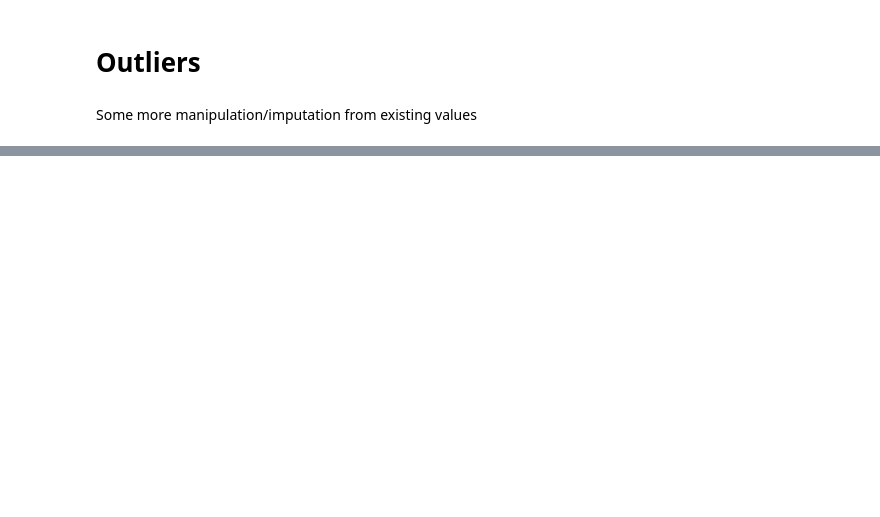
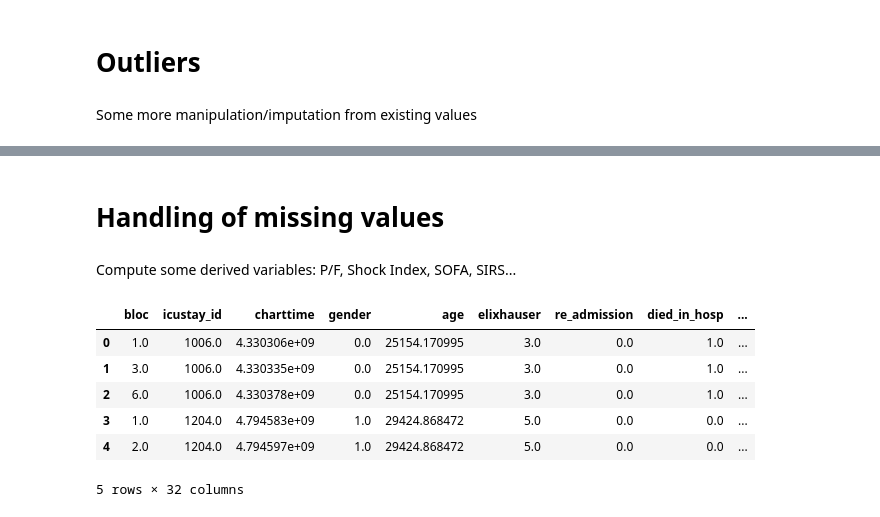
Before and after one commit to faaizT/AI_Clinician, a Jupyter notebook: AIClinician_sepsis3_def.ipynb, the cells around one changed output, grey strips where cells are left out. Drawn from its saved outputs; the diff is of its cells as text; code cells hidden in the pictures; blank space fills up the shorter version.

```diff
--- a/AIClinician_sepsis3_def.ipynb
+++ b/AIClinician_sepsis3_def.ipynb
@@ -349,0 +513,45 @@ KeyError: '13'
+# %%
+for col in reformat2:
+    miss = reformat2[col].isnull().sum() / len(reformat2)
+    if miss > 0.7:
+        reformat2.drop(columns=col, inplace = True)
+
+reformat2.sort_values(by=['icustay_id', 'bloc'], inplace=True)
+# %% [markdown]
+# Handling of missing values
+# %%
+reformat3 = reformat2
+attribute_cols = ['bloc', 'icustay_id', 'charttime', 'gender', 'age', 'elixhauser', 're_admission', 'died_in_hosp', 'died_within_48h_of_out_time', 'mortality_90d', 'delay_end_of_record_and_discharge_or_death', 'extubated', 'mechvent']
+for col in reformat2:
+    if col not in attribute_cols:
+        miss = reformat2[col].isnull().sum()/len(reformat2)
+        if miss > 0 and miss <= 0.05:
+            reformat3[col] = reformat3[col].interpolate(method='linear').fillna(0)
+# %%
+# KNN Imputation - Done on chunks of 10K records
+from sklearn.impute import KNNImputer
+imputer = KNNImputer(n_neighbors=1)
+
+value_cols = set(reformat3.columns) - set(attribute_cols)
+ref_values = reformat3[value_cols].copy()
+ind = 0
+while(ind < len(ref_values)):
+    ref_values.loc[ind:ind+10000, value_cols] = imputer.fit_transform(ref_values.loc[ind:ind+10000, value_cols])
+    ind = ind + 10000
+
+reformat4 = pd.concat(axis = 1, objs = [reformat3[attribute_cols], ref_values])
+# %% [markdown]
+Compute some derived variables: P/F, Shock Index, SOFA, SIRS...
+# %%
+# Correct gender
+reformat4['gender'] = reformat4['gender']-1
+# %%
+reformat4.head()
+# %% [output]
+|  | bloc | icustay_id | charttime | gender | age | elixhauser | re_admission | died_in_hosp | ... |
+| 0 | 1.0 | 1006.0 | 4.330306e+09 | 0.0 | 25154.170995 | 3.0 | 0.0 | 1.0 | ... |
+| 1 | 3.0 | 1006.0 | 4.330335e+09 | 0.0 | 25154.170995 | 3.0 | 0.0 | 1.0 | ... |
+| 2 | 6.0 | 1006.0 | 4.330378e+09 | 0.0 | 25154.170995 | 3.0 | 0.0 | 1.0 | ... |
+| 3 | 1.0 | 1204.0 | 4.794583e+09 | 1.0 | 29424.868472 | 5.0 | 0.0 | 0.0 | ... |
+| 4 | 2.0 | 1204.0 | 4.794597e+09 | 1.0 | 29424.868472 | 5.0 | 0.0 | 0.0 | ... |
+5 rows × 32 columns
```
Also changed, not shown: parts of 13 cells of this notebook.
